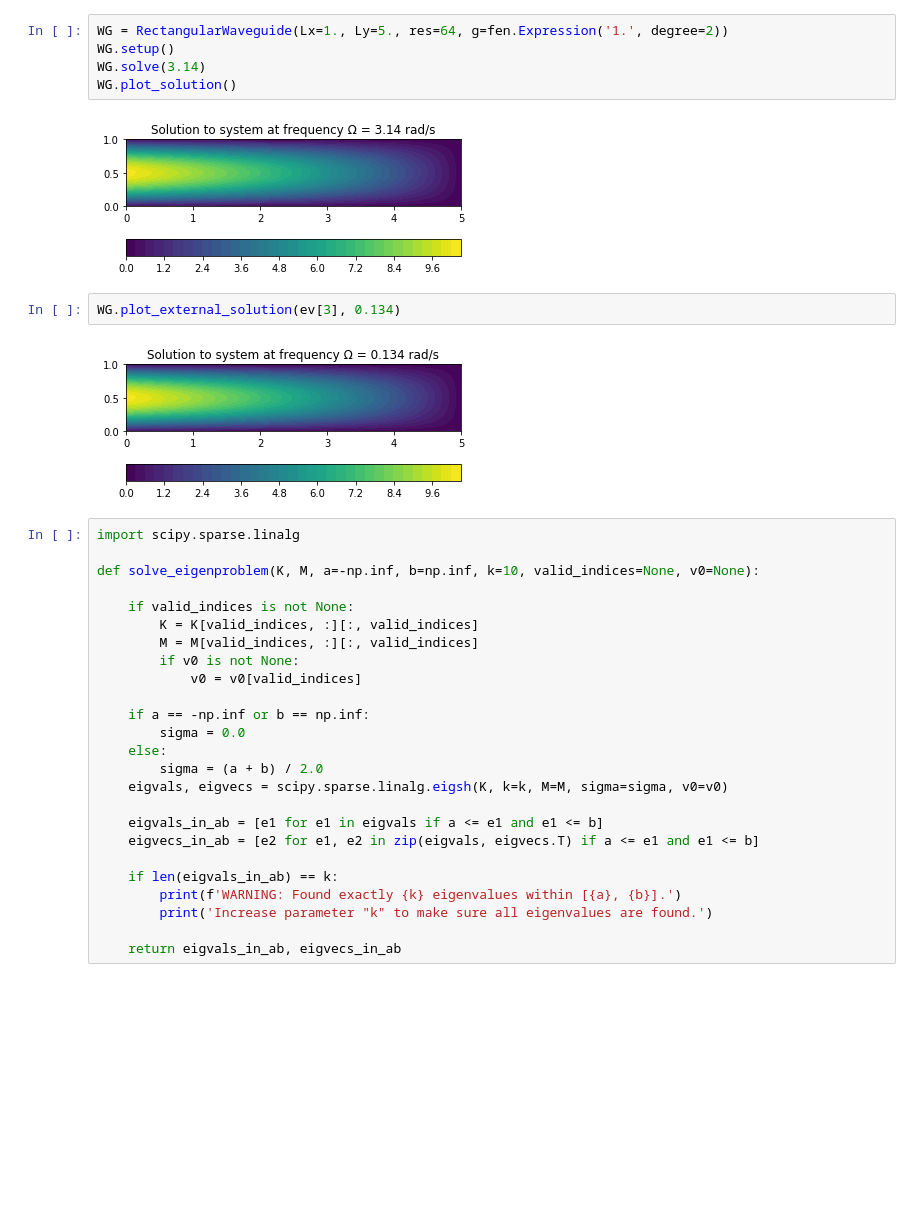
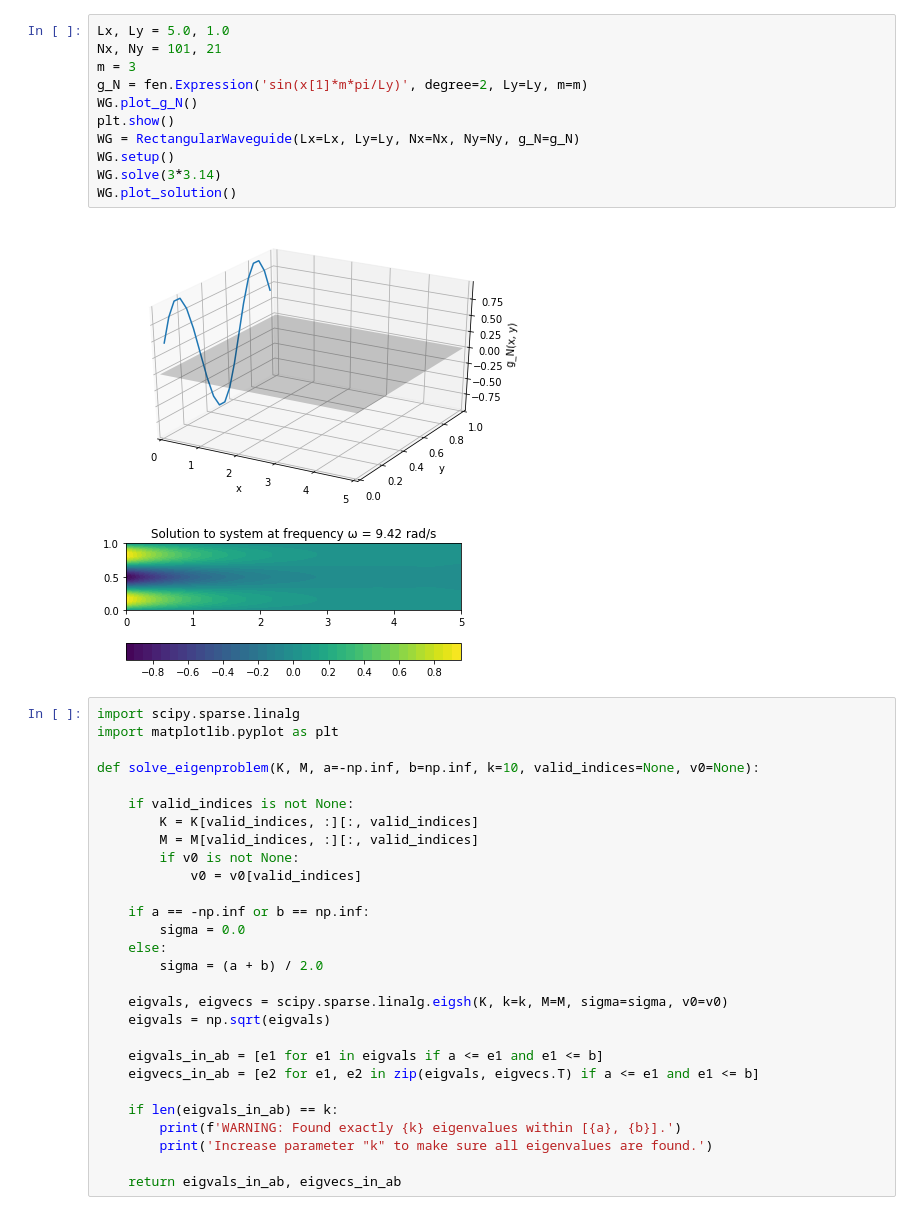
Before and after one commit to FMatti/Maxwell-MRI, a Jupyter notebook: waveguide_2d.ipynb, the cells around one changed output. Drawn from its saved outputs; the diff is of its cells as text; blank space fills up the shorter version.

```diff
--- a/waveguide_2d.ipynb
+++ b/waveguide_2d.ipynb
@@ -207,18 +262,22 @@ class RectangularWaveguide(MaxwellProblem):
         eigs = np.unique(np.frompyfunc(freqs, 2, 1).outer(range(1, n_max+1), range(m_max+1)))
         return [e for e in eigs if a <= e and e <= b]
-# %%
-WG = RectangularWaveguide(Lx=1., Ly=5., res=64, g=fen.Expression('1.', degree=2))
-WG.setup()
-WG.solve(3.14)
-WG.plot_solution()
-# %% [output]
-[figure, removed]
-# %%
-WG.plot_external_solution(ev[3], 0.134)
-# %% [output]
-[figure, removed]
+# %%
+Lx, Ly = 5.0, 1.0
+Nx, Ny = 101, 21
+m = 3
+g_N = fen.Expression('sin(x[1]*m*pi/Ly)', degree=2, Ly=Ly, m=m)
+WG.plot_g_N()
+plt.show()
+WG = RectangularWaveguide(Lx=Lx, Ly=Ly, Nx=Nx, Ny=Ny, g_N=g_N)
+WG.setup()
+WG.solve(3*3.14)
+WG.plot_solution()
+# %% [output]
+[figure, added]
+[figure, added]
 # %%
 import scipy.sparse.linalg
+import matplotlib.pyplot as plt
 
 def solve_eigenproblem(K, M, a=-np.inf, b=np.inf, k=10, valid_indices=None, v0=None):
 
@@ -232,7 +291,9 @@ def solve_eigenproblem(K, M, a=-np.inf, b=np.inf, k=10, valid_indices=None, v0=N
         sigma = 0.0
     else:
         sigma = (a + b) / 2.0
+
     eigvals, eigvecs = scipy.sparse.linalg.eigsh(K, k=k, M=M, sigma=sigma, v0=v0)
+    eigvals = np.sqrt(eigvals)
 
     eigvals_in_ab = [e1 for e1 in eigvals if a <= e1 and e1 <= b]
     eigvecs_in_ab = [e2 for e1, e2 in zip(eigvals, eigvecs.T) if a <= e1 and e1 <= b]
```
Also changed, not shown: parts of 19 cells of this notebook.
